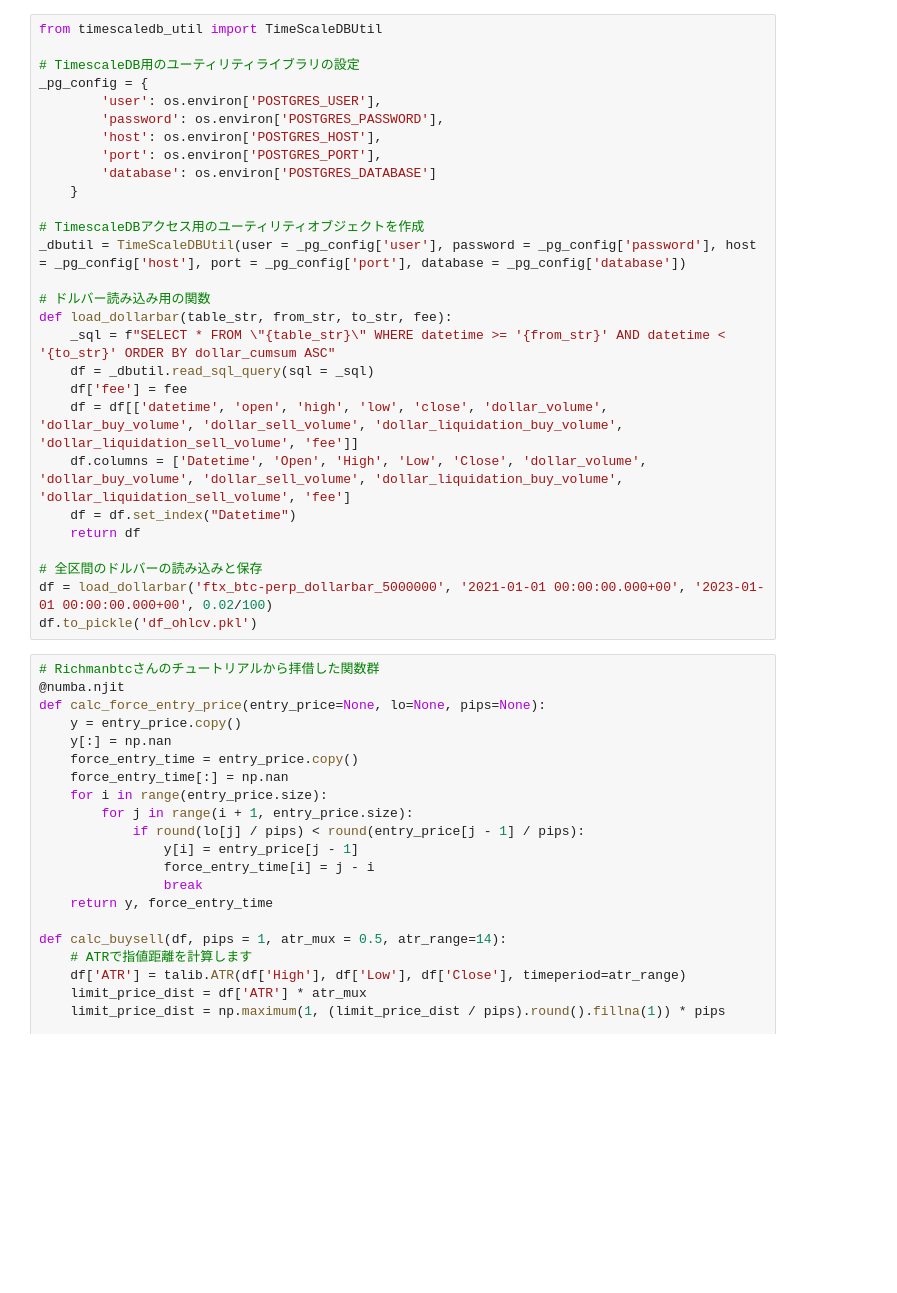
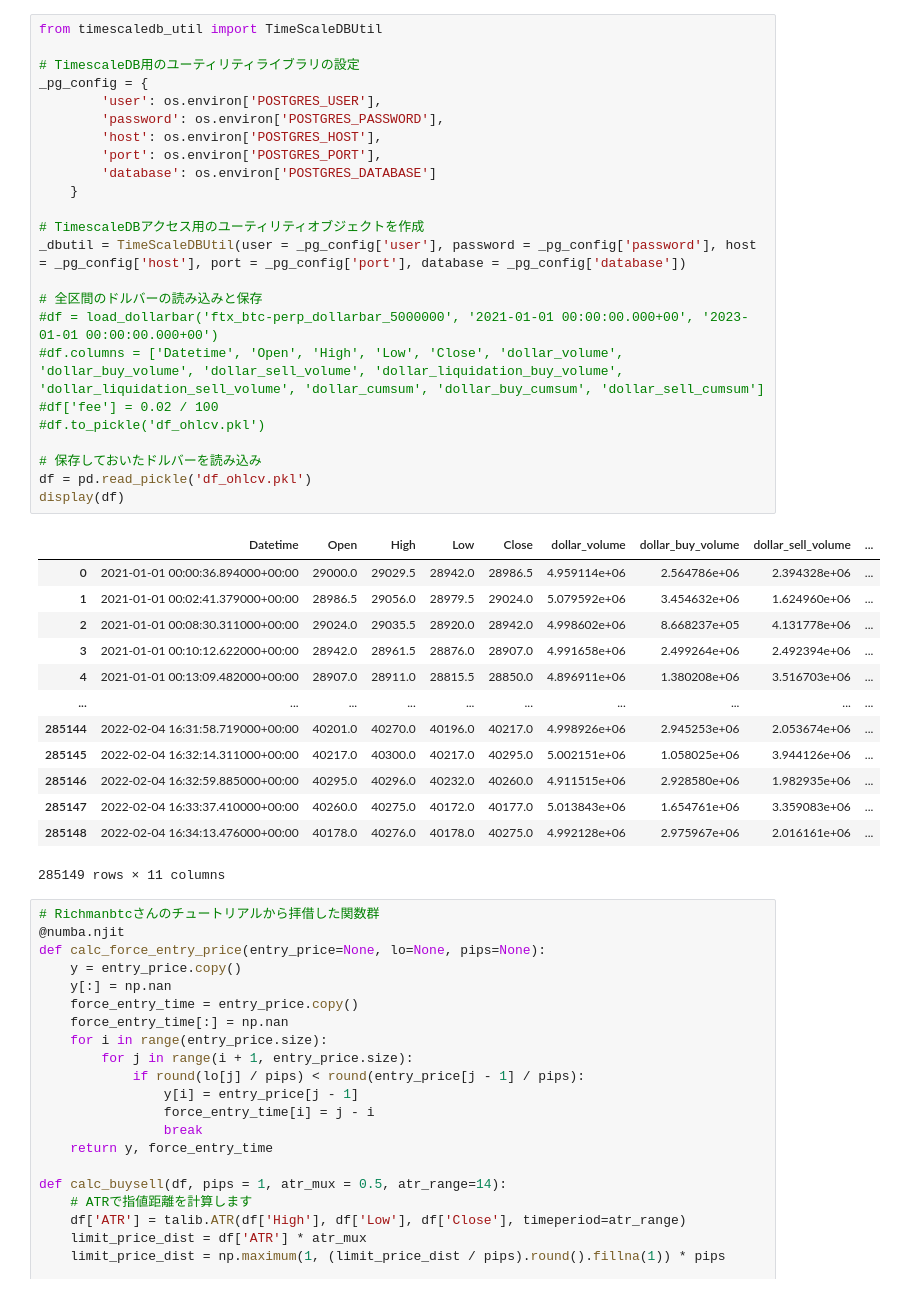
Before and after one commit to WannabeBotter/crypto_misc_jupyter, a Jupyter notebook: richman_dollarbar/richman_dollarbar.ipynb, the cells around one changed output. Cells and saved outputs as stored; diff of their text form; blank space fills up the shorter version.

```diff
--- a/richman_dollarbar/richman_dollarbar.ipynb
+++ b/richman_dollarbar/richman_dollarbar.ipynb
@@ -37,31 +39,41 @@ from dtreeviz.models.lightgbm_decision_tree import ShadowLightGBMTree
 # %%
 from timescaledb_util import TimeScaleDBUtil
 
 # TimescaleDB用のユーティリティライブラリの設定
 _pg_config = {
         'user': os.environ['POSTGRES_USER'],
         'password': os.environ['POSTGRES_PASSWORD'],
         'host': os.environ['POSTGRES_HOST'],
         'port': os.environ['POSTGRES_PORT'],
         'database': os.environ['POSTGRES_DATABASE']
     }
 
 # TimescaleDBアクセス用のユーティリティオブジェクトを作成
 _dbutil = TimeScaleDBUtil(user = _pg_config['user'], password = _pg_config['password'], host = _pg_config['host'], port = _pg_config['port'], database = _pg_config['database'])
 
-# ドルバー読み込み用の関数
-def load_dollarbar(table_str, from_str, to_str, fee):
-    _sql = f"SELECT * FROM \"{table_str}\" WHERE datetime >= '{from_str}' AND datetime < '{to_str}' ORDER BY dollar_cumsum ASC"
-    df = _dbutil.read_sql_query(sql = _sql)
-    df['fee'] = fee
-    df = df[['datetime', 'open', 'high', 'low', 'close', 'dollar_volume', 'dollar_buy_volume', 'dollar_sell_volume', 'dollar_liquidation_buy_volume', 'dollar_liquidation_sell_volume', 'fee']]
-    df.columns = ['Datetime', 'Open', 'High', 'Low', 'Close', 'dollar_volume', 'dollar_buy_volume', 'dollar_sell_volume', 'dollar_liquidation_buy_volume', 'dollar_liquidation_sell_volume', 'fee']
-    df = df.set_index("Datetime")
-    return df
+# 全区間のドルバーの読み込みと保存
+#df = load_dollarbar('ftx_btc-perp_dollarbar_5000000', '2021-01-01 00:00:00.000+00', '2023-01-01 00:00:00.000+00')
+#df.columns = ['Datetime', 'Open', 'High', 'Low', 'Close', 'dollar_volume', 'dollar_buy_volume', 'dollar_sell_volume', 'dollar_liquidation_buy_volume', 'dollar_liquidation_sell_volume', 'dollar_cumsum', 'dollar_buy_cumsum', 'dollar_sell_cumsum']
+#df['fee'] = 0.02 / 100
+#df.to_pickle('df_ohlcv.pkl')
 
-# 全区間のドルバーの読み込みと保存
-df = load_dollarbar('ftx_btc-perp_dollarbar_5000000', '2021-01-01 00:00:00.000+00', '2023-01-01 00:00:00.000+00', 0.02/100)
-df.to_pickle('df_ohlcv.pkl')
+# 保存しておいたドルバーを読み込み
+df = pd.read_pickle('df_ohlcv.pkl')
+display(df)
+# %% [output]
+|  | Datetime | Open | High | Low | Close | dollar_volume | dollar_buy_volume | dollar_sell_volume | ... |
+| 0 | 2021-01-01 00:00:36.894000+00:00 | 29000.0 | 29029.5 | 28942.0 | 28986.5 | 4.959114e+06 | 2.564786e+06 | 2.394328e+06 | ... |
+| 1 | 2021-01-01 00:02:41.379000+00:00 | 28986.5 | 29056.0 | 28979.5 | 29024.0 | 5.079592e+06 | 3.454632e+06 | 1.624960e+06 | ... |
+| 2 | 2021-01-01 00:08:30.311000+00:00 | 29024.0 | 29035.5 | 28920.0 | 28942.0 | 4.998602e+06 | 8.668237e+05 | 4.131778e+06 | ... |
+| 3 | 2021-01-01 00:10:12.622000+00:00 | 28942.0 | 28961.5 | 28876.0 | 28907.0 | 4.991658e+06 | 2.499264e+06 | 2.492394e+06 | ... |
+| 4 | 2021-01-01 00:13:09.482000+00:00 | 28907.0 | 28911.0 | 28815.5 | 28850.0 | 4.896911e+06 | 1.380208e+06 | 3.516703e+06 | ... |
+| ... | ... | ... | ... | ... | ... | ... | ... | ... | ... |
+| 285144 | 2022-02-04 16:31:58.719000+00:00 | 40201.0 | 40270.0 | 40196.0 | 40217.0 | 4.998926e+06 | 2.945253e+06 | 2.053674e+06 | ... |
+| 285145 | 2022-02-04 16:32:14.311000+00:00 | 40217.0 | 40300.0 | 40217.0 | 40295.0 | 5.002151e+06 | 1.058025e+06 | 3.944126e+06 | ... |
+| 285146 | 2022-02-04 16:32:59.885000+00:00 | 40295.0 | 40296.0 | 40232.0 | 40260.0 | 4.911515e+06 | 2.928580e+06 | 1.982935e+06 | ... |
+| 285147 | 2022-02-04 16:33:37.410000+00:00 | 40260.0 | 40275.0 | 40172.0 | 40177.0 | 5.013843e+06 | 1.654761e+06 | 3.359083e+06 | ... |
+| 285148 | 2022-02-04 16:34:13.476000+00:00 | 40178.0 | 40276.0 | 40178.0 | 40275.0 | 4.992128e+06 | 2.975967e+06 | 2.016161e+06 | ... |
+285149 rows × 11 columns
 # %%
 # Richmanbtcさんのチュートリアルから拝借した関数群
 @numba.njit
```
Also changed, not shown: parts of 14 cells of this notebook, 2 other files.
